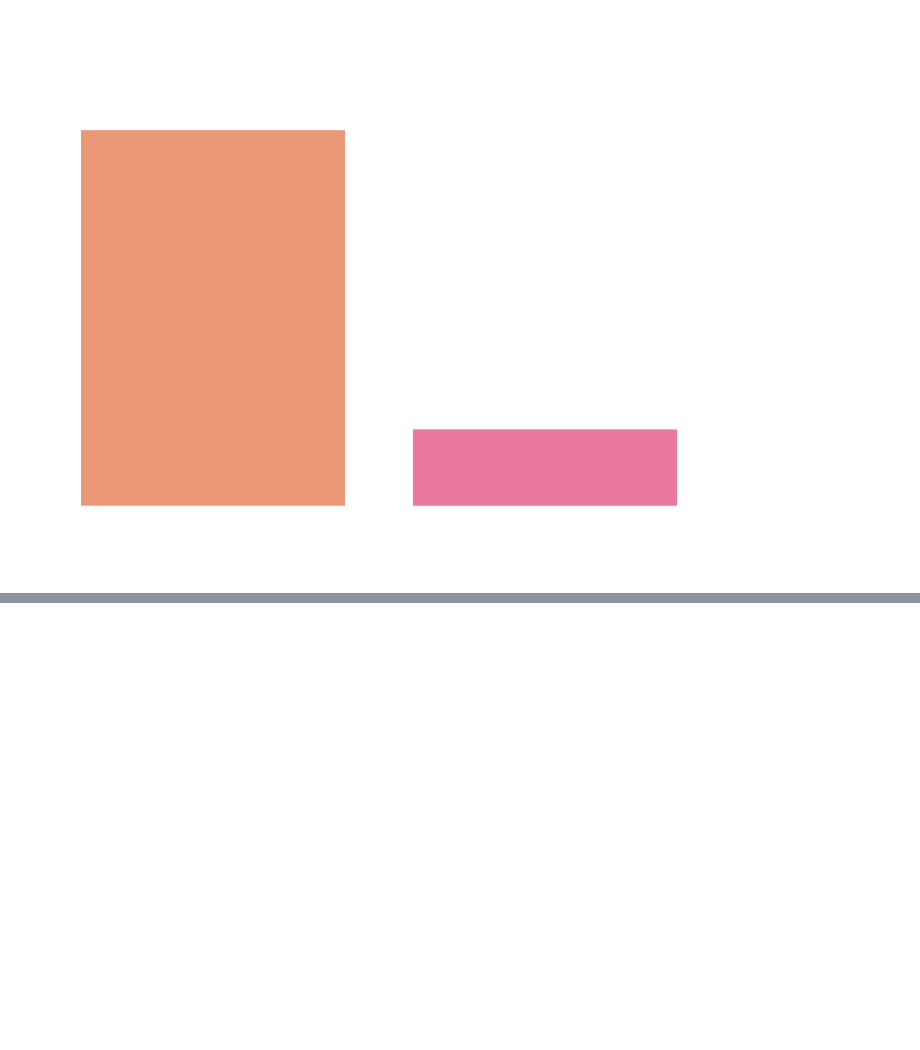
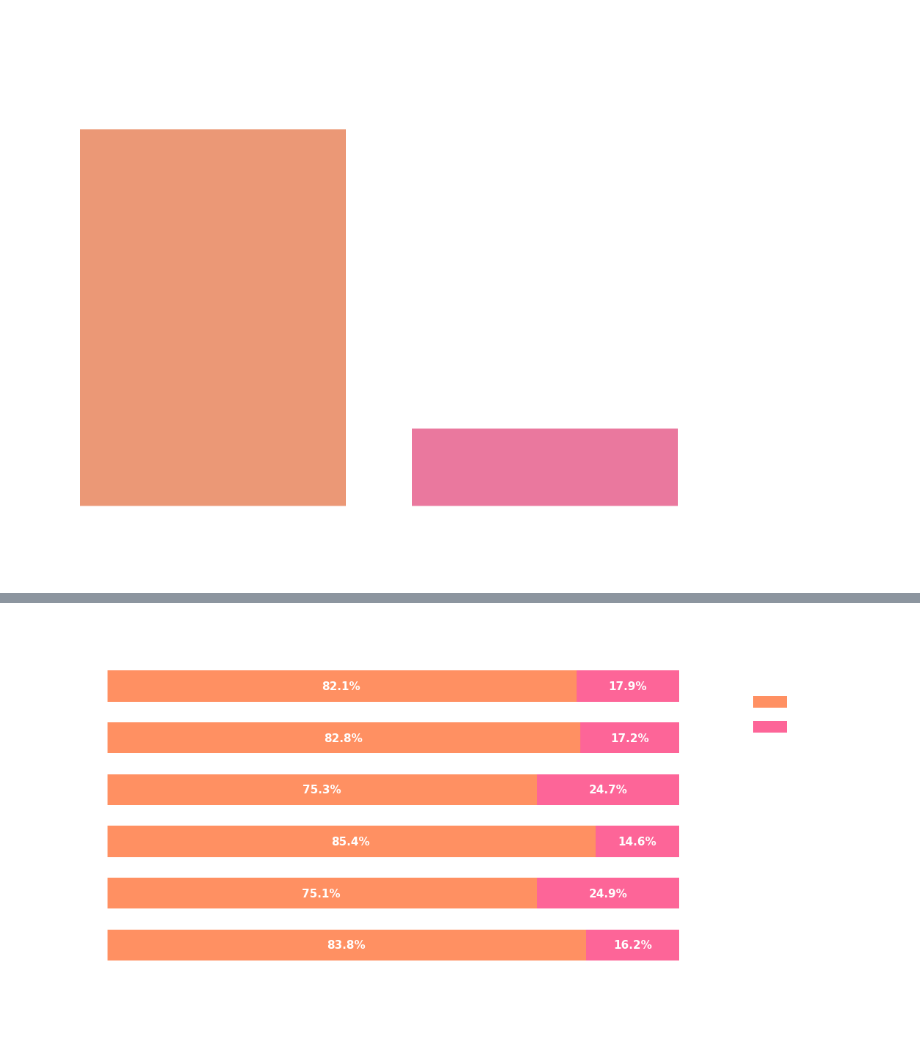
Before and after one commit to yukienjoyer7/Diabetes-Early-Diagnosis-BRFSS-2024, a Jupyter notebook: EDA_Demographics_Dion.ipynb, the cells around one changed output, grey strips where cells are left out. Saved outputs shown, nothing was run; the diff lists cells and outputs as text; code cells hidden in the pictures; blank space fills up the shorter version.

```diff
--- a/EDA_Demographics_Dion.ipynb
+++ b/EDA_Demographics_Dion.ipynb
@@ -339,0 +432,36 @@ plt.show()
+# %%
+race_order = ['White', 'Black', 'Asian', 'AI/AN', 'Hispanic', 'Other']
+
+df_plot_race = df_eda[df_eda['_IMPRACE'].isin(race_order)].copy()
+
+crosstab_race = pd.crosstab(df_plot_race['_IMPRACE'], df_plot_race['DIABETE4'], normalize='index') * 100
+crosstab_race = crosstab_race.reindex(race_order)
+
+kategori_target = ['Healthy', 'Diabetes']
+crosstab_race = crosstab_race[kategori_target]
+
+fig, ax = plt.subplots(figsize=(12, 6))
+
+crosstab_race.plot(kind='barh', stacked=True, color=neon_colors[:3], ax=ax, width=0.6)
+
+for p in ax.patches:
+    width = p.get_width()
+    if width > 3:
+        x = p.get_x() + (width / 2)
+        y = p.get_y() + (p.get_height() / 2)
+        ax.annotate(f"{width:.1f}%", (x, y), ha='center', va='center',
+                    color='#FFFFFF', fontweight='bold', fontsize=11)
+
+plt.title('Proporsi Risiko Diabetes Berdasarkan Ras/Etnis',
+          fontsize=16, weight='bold', color='#FFFFFF', pad=20)
+plt.xlabel('Persentase Proporsi (%)', fontsize=12, weight='bold', color='#FFFFFF', labelpad=15)
+plt.ylabel('')
+
+plt.legend(title='Status Diagnosis', bbox_to_anchor=(1.05, 1), loc='upper left',
+           facecolor='none', edgecolor='#FFFFFF', labelcolor='#FFFFFF', title_fontsize=12)
+
+plt.tight_layout()
+plt.savefig('./outputs/bivariat_ras_ppt.png', transparent=True, dpi=300, bbox_inches='tight')
+plt.show()
+# %% [output]
+[figure, added]
```
Also changed, not shown: parts of 8 cells of this notebook, 7 other files.
